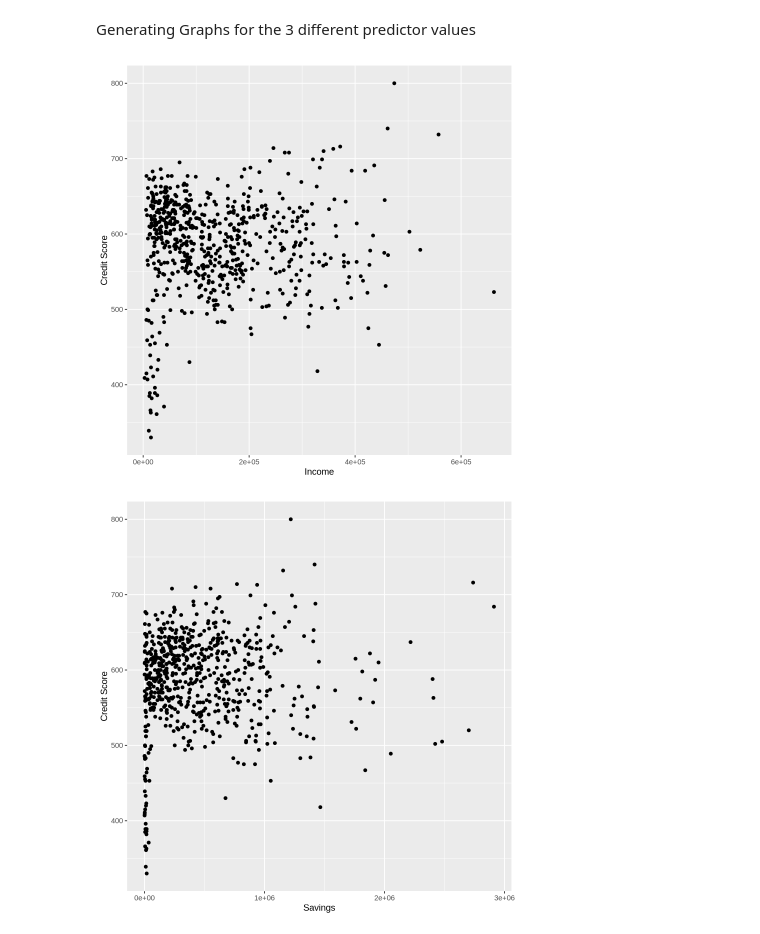
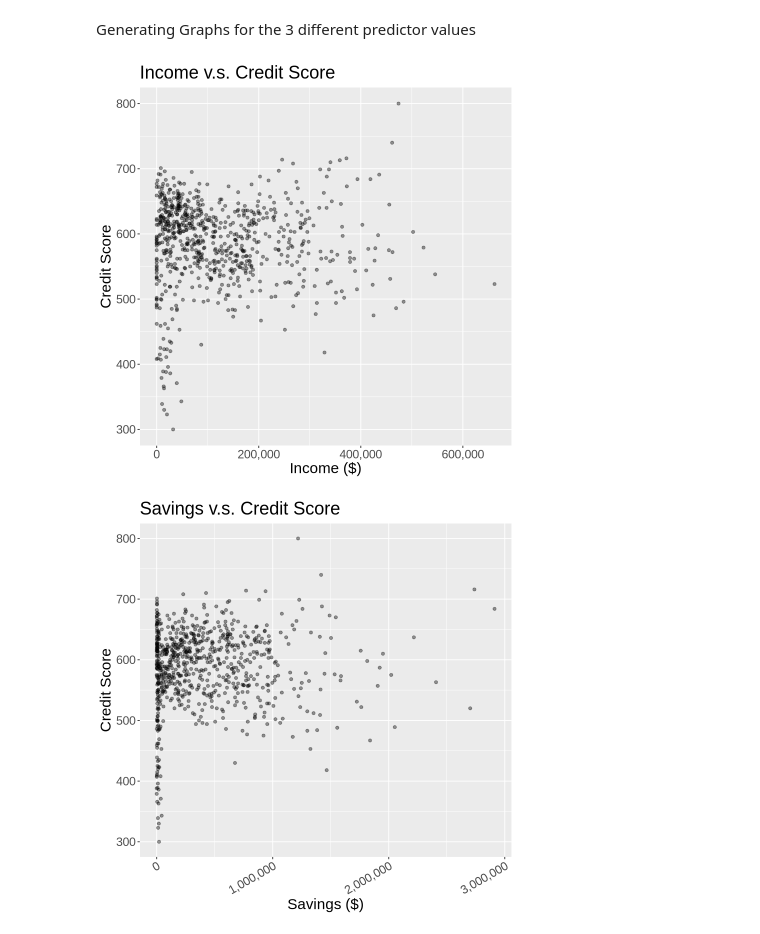
Before and after one commit to Gary050613/dsci100-project, a Jupyter notebook: Group_Proposal.ipynb, the cells around one changed output. Drawn from its saved outputs; the diff is of its cells as text; code cells hidden in the pictures.

Commit message:
improve visualization
add title, alpha, improve x axis label

```diff
--- a/Group_Proposal.ipynb
+++ b/Group_Proposal.ipynb
@@ -75,19 +57,26 @@ A tibble: 1 × 4
 Generating Graphs for the 3 different predictor values
 # %%
 plot_income <- ggplot(credit_training, aes(x = INCOME, y = CREDIT_SCORE)) +
-    geom_point() +
-    labs(x = "Income",
-         y = "Credit Score")
+    geom_point(alpha = 0.4) +
+    labs(x = "Income ($)",
+         y = "Credit Score",
+        title = "Income v.s. Credit Score") +
+    theme(text=element_text(size = 18)) +
+    scale_x_continuous(labels = comma)
 plot_income
 # %% [output]
-[figure, old version]
+[figure, new version]
 # %%
 plot_savings <- ggplot(credit_training, aes(x = SAVINGS, y = CREDIT_SCORE)) +
-    geom_point() +
-    labs(x = "Savings",
-         y = "Credit Score")
+    geom_point(alpha = 0.4) +
+    labs(x = "Savings ($)",
+         y = "Credit Score",
+        title = "Savings v.s. Credit Score") +
+    theme(text=element_text(size = 18)) +
+    scale_x_continuous(labels = comma) +
+    theme(axis.text.x = element_text(angle = 30, hjust = 1, vjust = 1))
 plot_savings
 # %% [output]
-[figure, old version]
+[figure, new version]
 # %%
 plot_debt <- ggplot(credit_training, aes(x = DEBT, y = CREDIT_SCORE)) +
```
Also changed, not shown: parts of 3 cells of this notebook.
